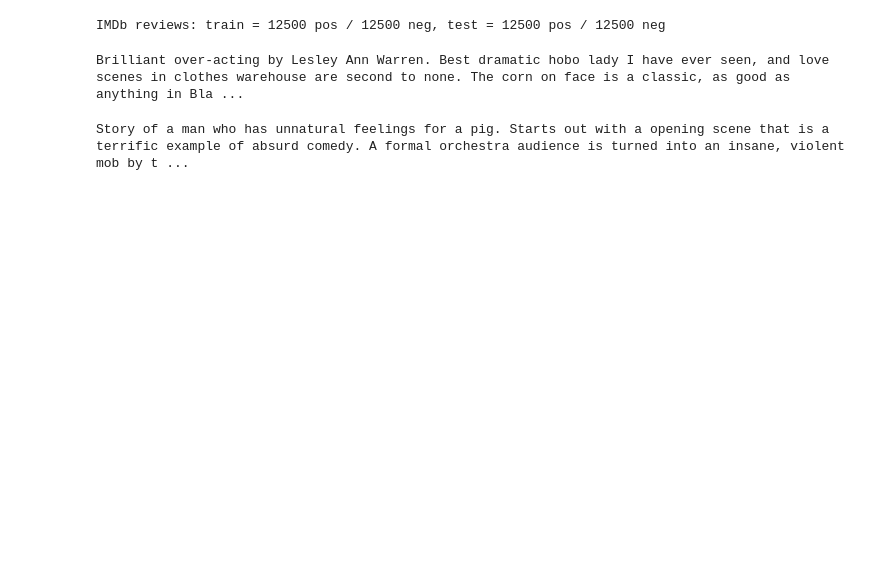
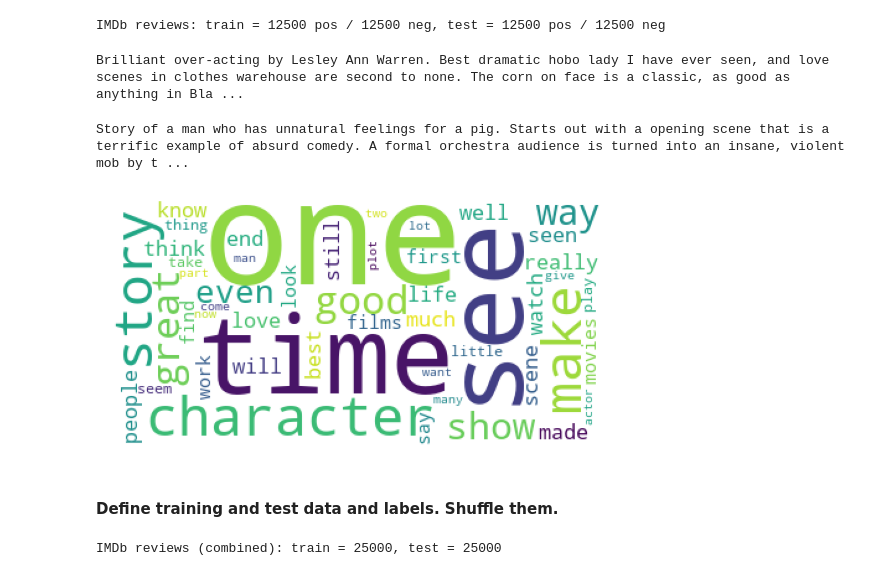
Before and after one commit to CalesSla/NLP_Sentiment_Analysis, a Jupyter notebook: Sentiment_analysis_with_a_Regular_Classifier.ipynb, the cells around one changed output. Cells and saved outputs as stored; diff of their text form; code cells hidden in the pictures; blank space fills up the shorter version.

Commit message:
perform shuffle and train-test split

```diff
--- a/Sentiment_analysis_with_a_Regular_Classifier.ipynb
+++ b/Sentiment_analysis_with_a_Regular_Classifier.ipynb
@@ -41,8 +41,3 @@ IMDb reviews: train = 12500 pos / 12500 neg, test = 12500 pos / 12500 neg
 print(data['train']['pos'][2])
 # %% [output]
 Brilliant over-acting by Lesley Ann Warren. Best dramatic hobo lady I have ever seen, and love scenes in clothes warehouse are second to none. The corn on face is a classic, as good as anything in Bla ...
-# %%
-# Example of a negative review
-print(data['train']['neg'][0])
-# %% [output]
-Story of a man who has unnatural feelings for a pig. Starts out with a opening scene that is a terrific example of absurd comedy. A formal orchestra audience is turned into an insane, violent mob by t ...
@@ -50,0 +44,47 @@ Story of a man who has unnatural feelings for a pig. Starts out with a opening s
+# %%
+# Example of a negative review
+print(data['train']['neg'][0])
+# %% [output]
+Story of a man who has unnatural feelings for a pig. Starts out with a opening scene that is a terrific example of absurd comedy. A formal orchestra audience is turned into an insane, violent mob by t ...
+# %%
+import matplotlib.pyplot as plt
+%matplotlib inline
+from wordcloud import WordCloud, STOPWORDS
+
+sentiment = 'pos'
+
+combined_text = " ".join([review for review in data['train'][sentiment]])
+
+# Initialize wordcloud object
+wc = WordCloud(background_color='white', max_words=50,
+        # update stopwords to include common words like film and movie
+        stopwords = STOPWORDS.update(['br','film','movie']))
+
+# Generate and plot wordcloud
+plt.imshow(wc.generate(combined_text))
+plt.axis('off')
+plt.show()
+# %% [output]
+[figure, added]
+# %% [markdown]
+#### Define training and test data and labels. Shuffle them.
+# %%
+from sklearn.utils import shuffle
+
+def prepare_imdb_data(data):
+
+    data_train = data['train']['pos'] + data['train']['neg']
+    data_test = data['test']['pos'] + data['test']['neg']
+    labels_train = labels['train']['pos'] + labels['train']['neg']
+    labels_test = labels['test']['pos'] + labels['test']['neg']
+
+    data_train, labels_train = shuffle(data_train, labels_train)
+    data_test, labels_test = shuffle(data_test, labels_test)
+
+    return data_train, data_test, labels_train, labels_test
+
+
+data_train, data_test, labels_train, labels_test = prepare_imdb_data(data)
+print("IMDb reviews (combined): train = {}, test = {}".format(len(data_train), len(data_test)))
+# %% [output]
+IMDb reviews (combined): train = 25000, test = 25000
```
Also changed, not shown: parts of 4 cells of this notebook.
